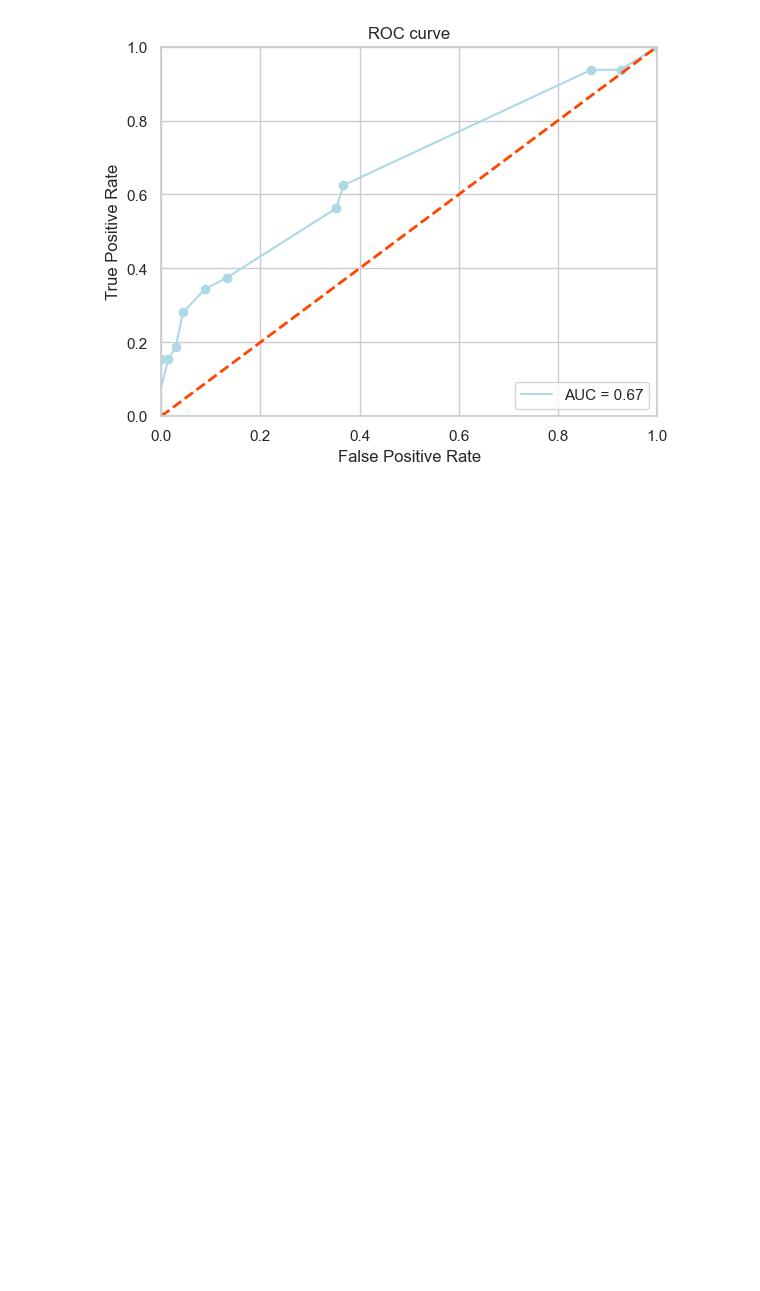
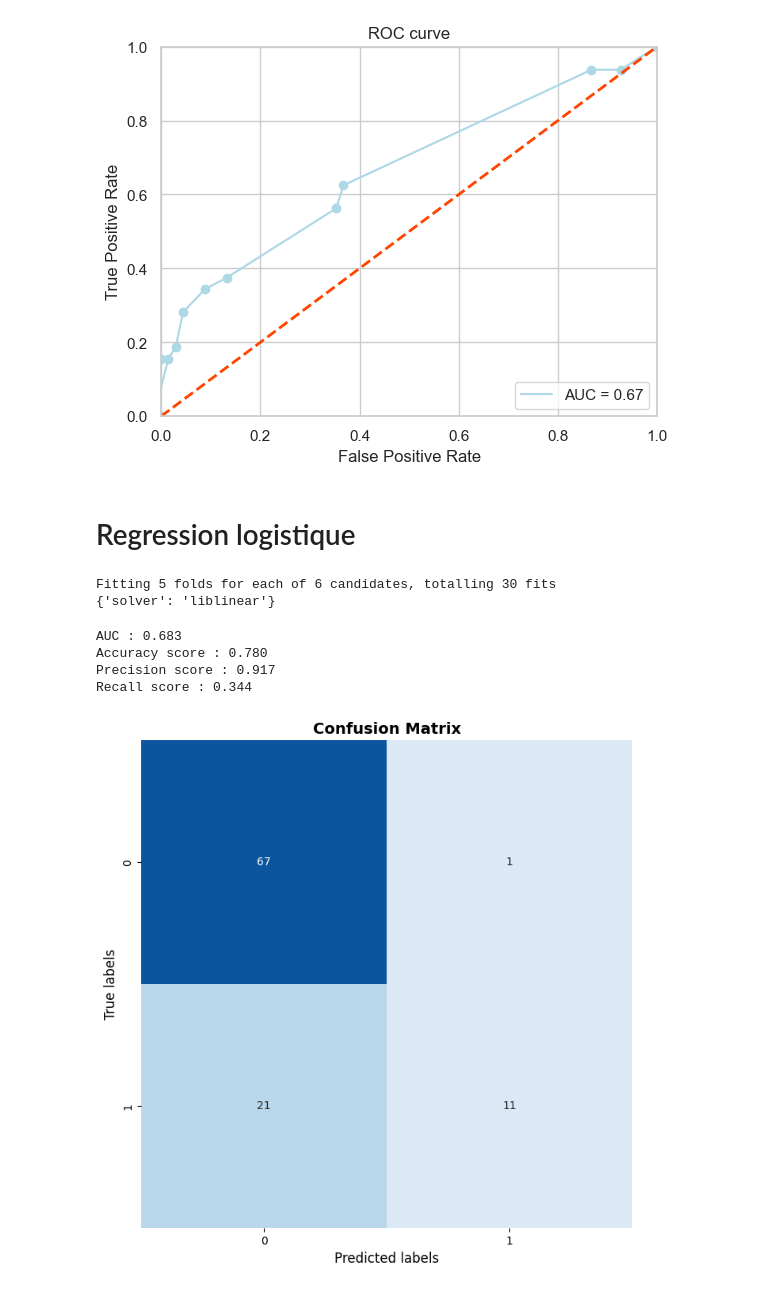
Before and after one commit to atekiouk/Sujet_2, a Jupyter notebook: Notebooks/Parameters_test.ipynb, the cells around one changed output. Drawn from its saved outputs; the diff is of its cells as text; code cells hidden in the pictures; blank space fills up the shorter version.

```diff
--- a/Notebooks/Parameters_test.ipynb
+++ b/Notebooks/Parameters_test.ipynb
@@ -316,3 +316,32 @@ y_score = model_tree_auc_spacy.predict_proba(X_test)[:,1]
 utilities.plot_roc(y_test,y_score,"lightblue")
 # %% [output]
 [figure]
+# %% [markdown]
+# Regression logistique
+# %%
+from sklearn.linear_model import LogisticRegression
+param_grid_rl = {
+                    'solver': ['lbfgs', 'liblinear', 'newton-cg','newton-cholesky','sag','saga']
+                }
+
+grid_rl = GridSearchCV(LogisticRegression(random_state = 42), param_grid_rl, scoring = 'roc_auc' ,refit = True, verbose = 3,n_jobs=-1)
+grid_rl.fit(X_train, y_train)
+print(grid_rl.best_params_)
+# %% [output]
+Fitting 5 folds for each of 6 candidates, totalling 30 fits
+{'solver': 'liblinear'}
+# %%
+best_params = grid_rl.best_params_
+best_params['random_state']=42
+rl_f = LogisticRegression(**best_params)
+rl_f.fit(X_train,y_train)
+y_pred = rl_f.predict(X_test)
+utilities.evaluate(y_test=y_test,
+                   y_pred=y_pred,
+                   y_score=rl_f.predict_proba(X_test)[:, 1])
+# %% [output]
+AUC : 0.683
+Accuracy score : 0.780
+Precision score : 0.917
+Recall score : 0.344
+[figure, added]
```
Also changed, not shown: parts of 5 cells of this notebook, 3 other files.
